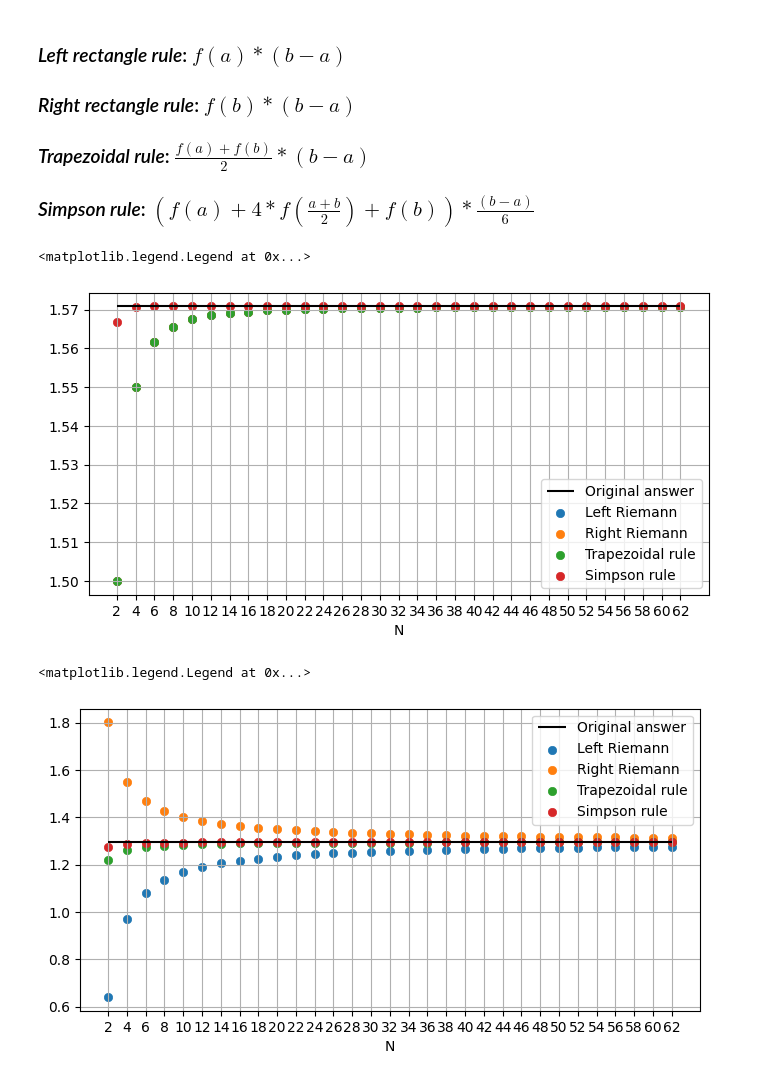
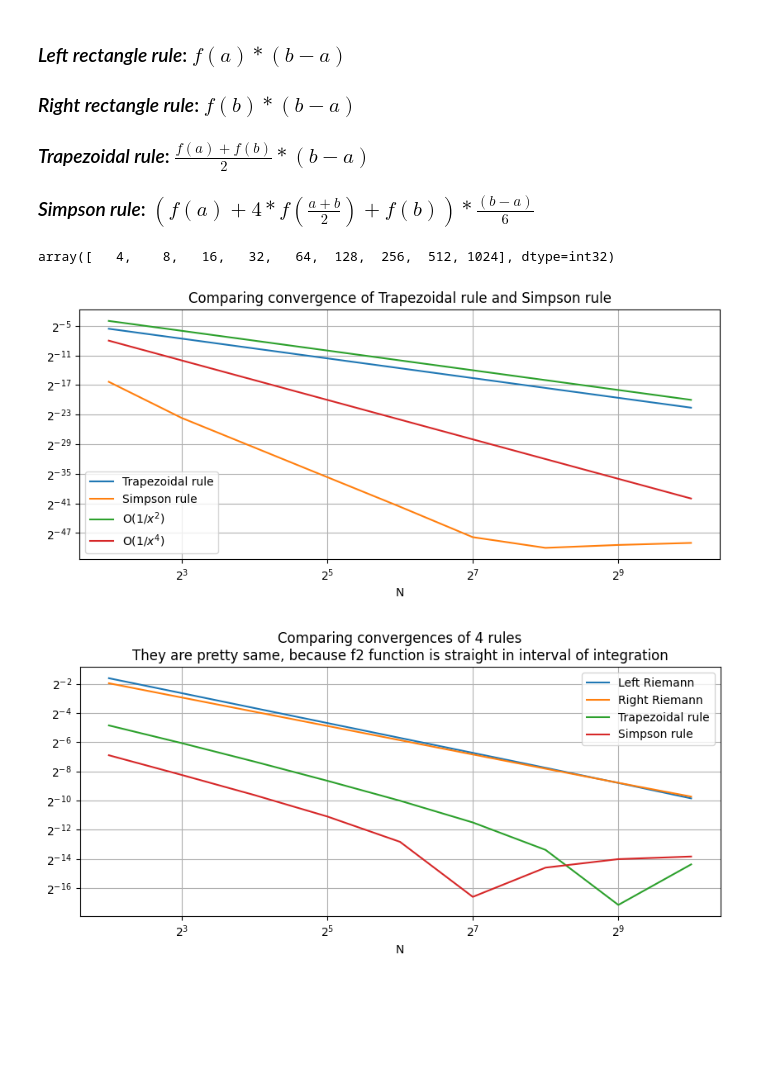
Before and after one commit to DilshodN/BasicsOfComputationalPhysics, a Jupyter notebook: task3.ipynb, the cells around one changed output. Cells and saved outputs as stored; diff of their text form; code cells hidden in the pictures; blank space fills up the shorter version.

```diff
--- a/task3.ipynb
+++ b/task3.ipynb
@@ -7,7 +7,7 @@ import matplotlib.pyplot as plt
 plt.rcParams["figure.figsize"] = (8,4)
 plt.rcParams['figure.dpi'] = 100
 # %%
-rootOfF1 = 1.5708
+rootOfF1 = np.pi / 2
 rootOfF2 = 1.2958
 # %%
 def f1(x):
@@ -71,43 +69,56 @@ def integrate(f, a, b, rule, N=2**10):
 ### _Trapezoidal rule_: $\frac{f(a) + f(b)}{2} * (b-a)$
 ### _Simpson rule_: $(f(a) + 4 * f(\frac{a+b}{2}) + f(b))*\frac{(b-a)}{6}$
 # %%
-N = np.arange(2, 2**6, 2, dtype=np.int32)
+N = np.array([2**i for i in range(2, 11)], dtype=np.int32)
+N
+# %% [output]
+array([   4,    8,   16,   32,   64,  128,  256,  512, 1024], dtype=int32)
 # %%
 leftRiemann = lambda f, a, b: f(a)
 rightRiemann = lambda f, a, b: f(b)
 trapezoidalRule = lambda f, a, b: (f(a) + f(b)) / 2
 simpsonRule = lambda f, a, b: (f(a) + 4 * f((a+b)/2) + f(b)) / 6
+# %%
+plt.rcParams["figure.figsize"] = (10,4)
 # %%
 rules = {leftRiemann: [], rightRiemann: [], trapezoidalRule: [], simpsonRule: []}
 plt.grid()
-plt.hlines(rootOfF1, xmin=N[0], xmax=N[-1], linestyles='solid', colors=[0,0,0], label='Original answer')
+plt.title("Comparing convergence of Trapezoidal rule and Simpson rule")
 plt.xticks(N)
 for n in N:
     for rule in rules:
         rules[rule].append(integrate(f1, -1, 1, rule, n))
-plt.scatter(N, rules[leftRiemann], label="Left Riemann", linewidths=0.5)
-plt.scatter(N, rules[rightRiemann], label="Right Riemann", linewidths=0.5)
-plt.scatter(N, rules[trapezoidalRule], label="Trapezoidal rule", linewidths=0.5)
-plt.scatter(N, rules[simpsonRule], label="Simpson rule", linewidths=0.5)
+plt.plot(N, np.abs(np.array(rules[trapezoidalRule]) - rootOfF1), label="Trapezoidal rule")
+plt.plot(N, np.abs(np.array(rules[simpsonRule]) - rootOfF1),     label="Simpson rule")
 plt.xlabel('N')
+plt.xscale('log' ,base=2)
+plt.yscale('log' ,base=2)
+
+R1 = np.vectorize(lambda x: 1/(x**2))(N)
+plt.plot(N, R1, label='O(1/$x^2$)')
+
+R2 = np.vectorize(lambda x: 1/(x**4))(N)
+plt.plot(N, R2, label='O(1/$x^4$)')
+
 plt.legend(loc='best')
+plt.show()
 # %% [output]
-<matplotlib.legend.Legend at 0x...>
-[figure, old version]
+[figure, new version]
 # %%
 rules = {leftRiemann: [], rightRiemann: [], trapezoidalRule: [], simpsonRule: []}
 plt.grid()
-plt.hlines(rootOfF2, xmin=N[0], xmax=N[-1], linestyles='solid', colors=[0,0,0], label='Original answer')
-plt.xticks(N)
+plt.title("Comparing convergences of 4 rules\nThey are pretty same, because f2 function is straight in interval of integration")
 for n in N:
     for rule in rules:
         rules[rule].append(integrate(f2, 0, 1, rule, n))
-plt.scatter(N, rules[leftRiemann], label="Left Riemann", linewidths=0.5)
-plt.scatter(N, rules[rightRiemann], label="Right Riemann", linewidths=0.5)
-plt.scatter(N, rules[trapezoidalRule], label="Trapezoidal rule", linewidths=0.5)
-plt.scatter(N, rules[simpsonRule], label="Simpson rule", linewidths=0.5)
+plt.plot(N, np.abs(np.array(rules[leftRiemann]) - rootOfF2),     label="Left Riemann")
+plt.plot(N, np.abs(np.array(rules[rightRiemann]) - rootOfF2),    label="Right Riemann")
+plt.plot(N, np.abs(np.array(rules[trapezoidalRule]) - rootOfF2), label="Trapezoidal rule")
+plt.plot(N, np.abs(np.array(rules[simpsonRule]) - rootOfF2),     label="Simpson rule")
 plt.xlabel('N')
+plt.xscale('log' ,base=2)
+plt.yscale('log' ,base=2)
 plt.legend(loc='best')
+plt.show()
 # %% [output]
-<matplotlib.legend.Legend at 0x...>
-[figure, old version]
+[figure, new version]
```
Also changed, not shown: parts of 2 cells of this notebook, 1 other file.
